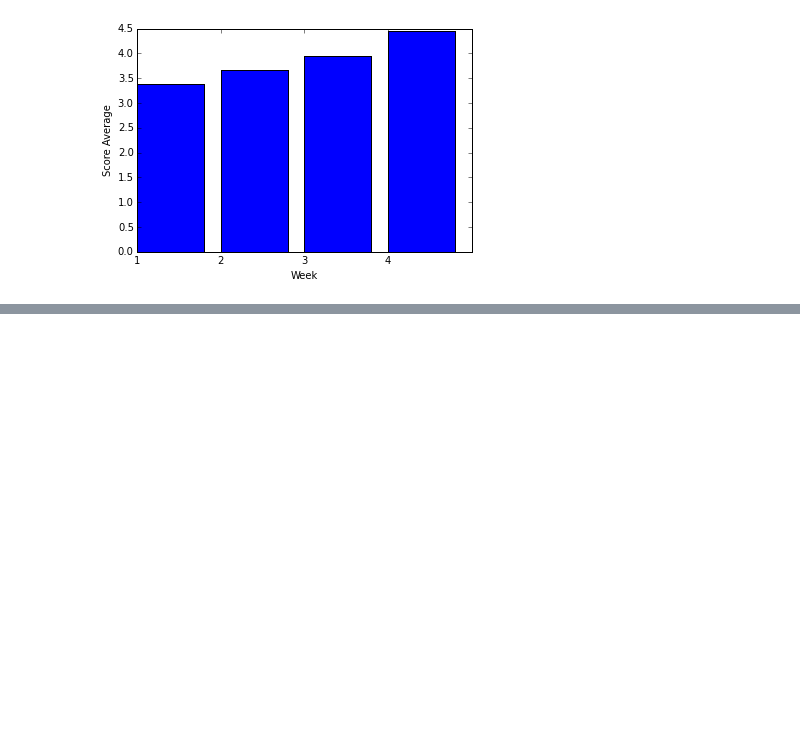
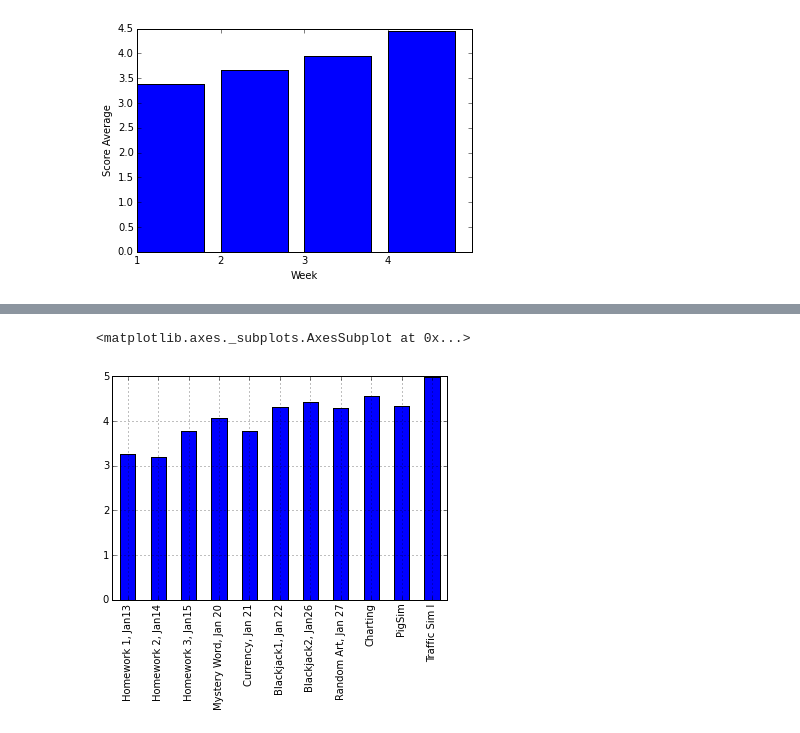
Before and after one commit to tiyd-python-2015-01/cohort-data, a Jupyter notebook: cohort data.ipynb, the cells around one changed output, grey strips where cells are left out. Cells and saved outputs as stored; diff of their text form; code cells hidden in the pictures; blank space fills up the shorter version.

Commit message:
Data charted

```diff
--- a/cohort data.ipynb
+++ b/cohort data.ipynb
@@ -334,0 +330,4 @@ plt.show()
+# %%
+python_students.columns = python_students.iloc[0]
+# %%
+python_students = python_students[1:]
@@ -334,0 +358,3 @@ plt.show()
+# %%
+import re
+python_lecture = python_students.index.map(lambda x: True if re.search(r"Lecture", x) else False)
@@ -334,0 +367,2 @@ plt.show()
+# %%
+python_hw = python_students[~python_lecture]
@@ -334,0 +388,5 @@ plt.show()
+# %%
+python_hw.transpose().mean().plot(kind="bar")
+# %% [output]
+<matplotlib.axes._subplots.AxesSubplot at 0x...>
+[figure, added]
```
Also changed, not shown: parts of 38 cells of this notebook.
